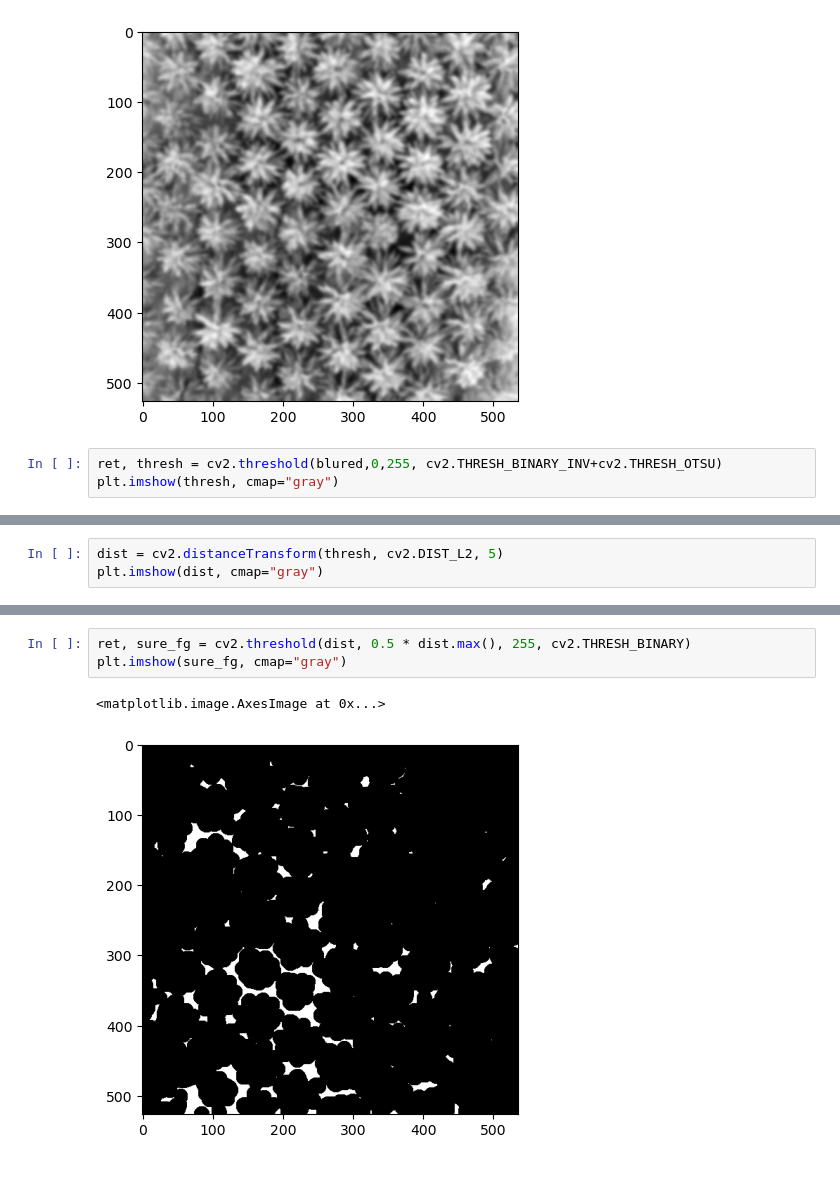
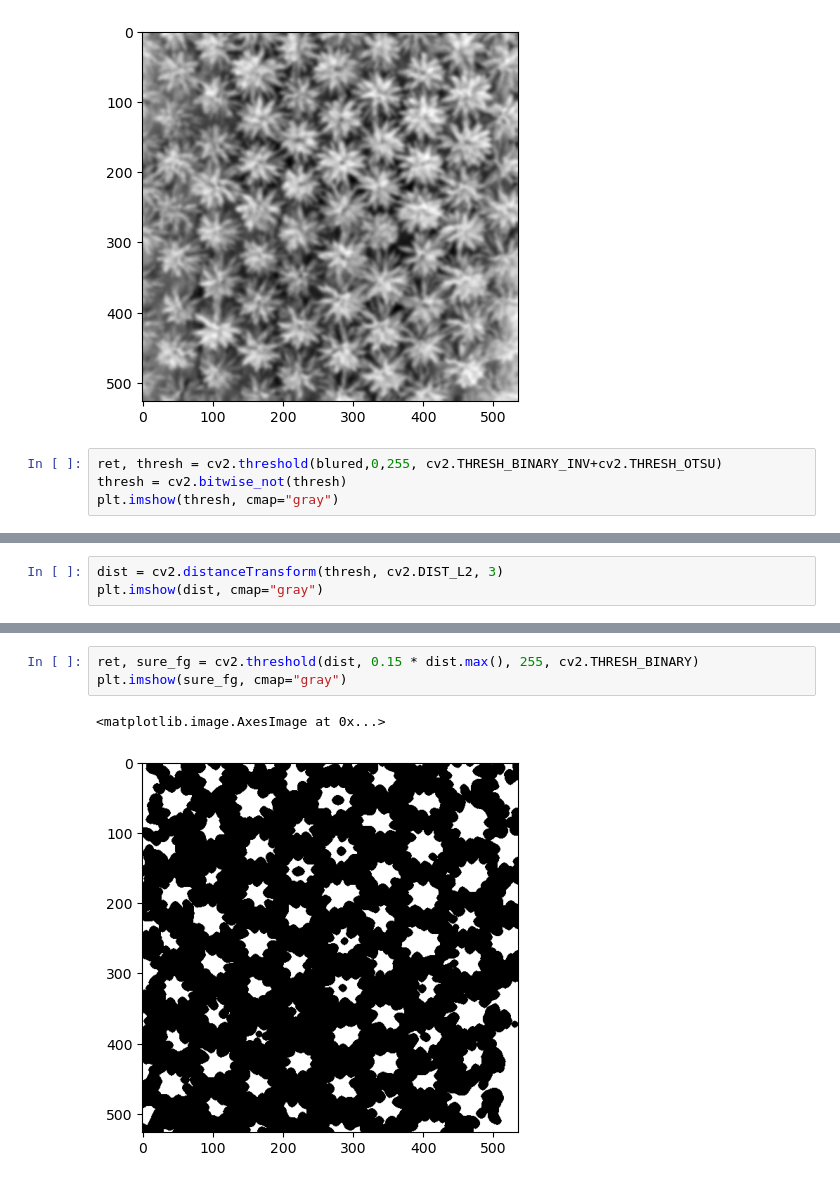
Before and after one commit to nikita-III/IP-tasks, a Jupyter notebook: project-4.ipynb, the cells around one changed output, grey strips where cells are left out. Saved outputs shown, nothing was run; the diff lists cells and outputs as text.

```diff
--- a/project-4.ipynb
+++ b/project-4.ipynb
@@ -139,6 +139,7 @@ plt.imshow(blured, cmap="gray")
 [figure]
 # %%
 ret, thresh = cv2.threshold(blured,0,255, cv2.THRESH_BINARY_INV+cv2.THRESH_OTSU)
+thresh = cv2.bitwise_not(thresh)
 plt.imshow(thresh, cmap="gray")
 # %% [output]
 <matplotlib.image.AxesImage at 0x...>
@@ -146,5 +147,5 @@ plt.imshow(thresh, cmap="gray")
 # %%
-dist = cv2.distanceTransform(thresh, cv2.DIST_L2, 5)
+dist = cv2.distanceTransform(thresh, cv2.DIST_L2, 3)
 plt.imshow(dist, cmap="gray")
 # %% [output]
 <matplotlib.image.AxesImage at 0x...>
@@ -152,9 +153,9 @@ plt.imshow(dist, cmap="gray")
 # %%
-ret, sure_fg = cv2.threshold(dist, 0.5 * dist.max(), 255, cv2.THRESH_BINARY)
+ret, sure_fg = cv2.threshold(dist, 0.15 * dist.max(), 255, cv2.THRESH_BINARY)
 plt.imshow(sure_fg, cmap="gray")
 # %% [output]
 <matplotlib.image.AxesImage at 0x...>
-[figure, old version]
+[figure, new version]
 # %%
 feasiblesure_fg = sure_fg.astype(np.uint8)
 ret, markers = cv2.connectedComponents(feasiblesure_fg)
```
Also changed, not shown: parts of 5 cells of this notebook.
